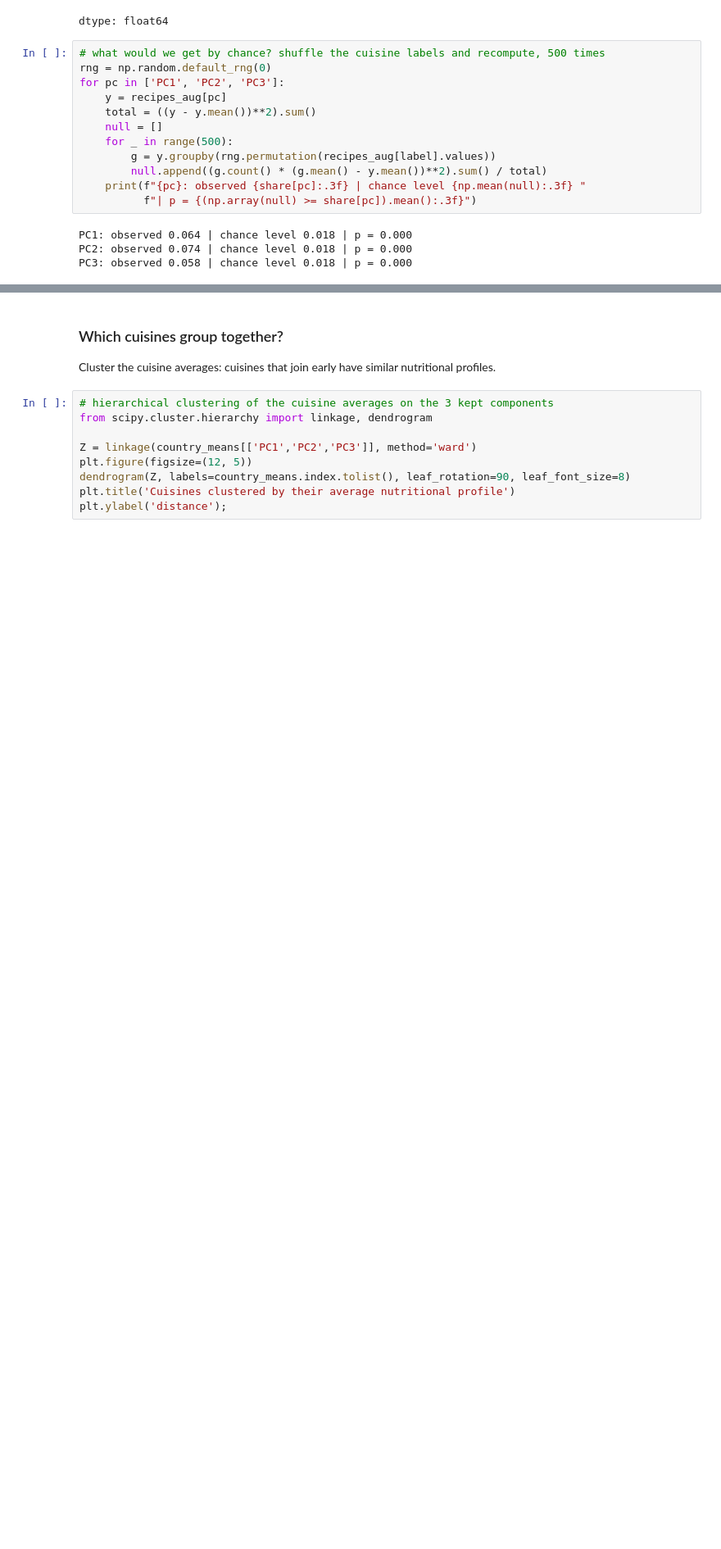
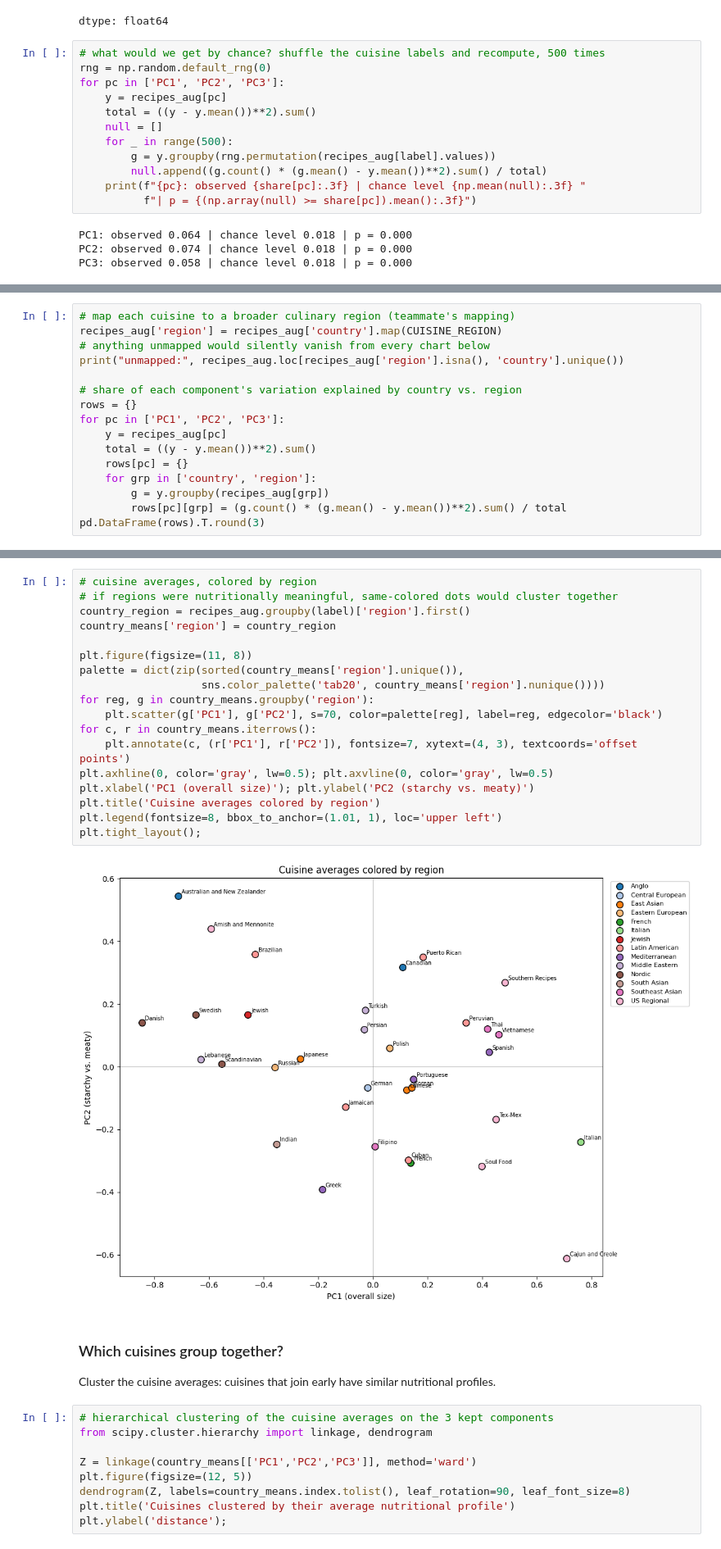
Before and after one commit to jalmendral/BA305-A1-TeamA2, a Jupyter notebook: cuisine_PCA.ipynb, the cells around one changed output, grey strips where cells are left out. Shown at 82% size. Cells and saved outputs as stored; diff of their text form; blank space fills up the shorter version.

```diff
--- a/cuisine_PCA.ipynb
+++ b/cuisine_PCA.ipynb
@@ -372,0 +430,16 @@ PC3: observed 0.058 | chance level 0.018 | p = 0.000
+# %%
+# map each cuisine to a broader culinary region (teammate's mapping)
+recipes_aug['region'] = recipes_aug['country'].map(CUISINE_REGION)
+# anything unmapped would silently vanish from every chart below
+print("unmapped:", recipes_aug.loc[recipes_aug['region'].isna(), 'country'].unique())
+
+# share of each component's variation explained by country vs. region
+rows = {}
+for pc in ['PC1', 'PC2', 'PC3']:
+    y = recipes_aug[pc]
+    total = ((y - y.mean())**2).sum()
+    rows[pc] = {}
+    for grp in ['country', 'region']:
+        g = y.groupby(recipes_aug[grp])
+        rows[pc][grp] = (g.count() * (g.mean() - y.mean())**2).sum() / total
+pd.DataFrame(rows).T.round(3)
@@ -373,3 +452,23 @@ PC3: observed 0.058 | chance level 0.018 | p = 0.000
+# %%
+# cuisine averages, colored by region
+# if regions were nutritionally meaningful, same-colored dots would cluster together
+country_region = recipes_aug.groupby(label)['region'].first()
+country_means['region'] = country_region
+
+plt.figure(figsize=(11, 8))
+palette = dict(zip(sorted(country_means['region'].unique()),
+                   sns.color_palette('tab20', country_means['region'].nunique())))
+for reg, g in country_means.groupby('region'):
+    plt.scatter(g['PC1'], g['PC2'], s=70, color=palette[reg], label=reg, edgecolor='black')
+for c, r in country_means.iterrows():
+    plt.annotate(c, (r['PC1'], r['PC2']), fontsize=7, xytext=(4, 3), textcoords='offset points')
+plt.axhline(0, color='gray', lw=0.5); plt.axvline(0, color='gray', lw=0.5)
+plt.xlabel('PC1 (overall size)'); plt.ylabel('PC2 (starchy vs. meaty)')
+plt.title('Cuisine averages colored by region')
+plt.legend(fontsize=8, bbox_to_anchor=(1.01, 1), loc='upper left')
+plt.tight_layout();
+# %% [output]
+[figure, added]
 # %% [markdown]
 ### Which cuisines group together?
 
```
Also changed, not shown: parts of 2 cells of this notebook.
